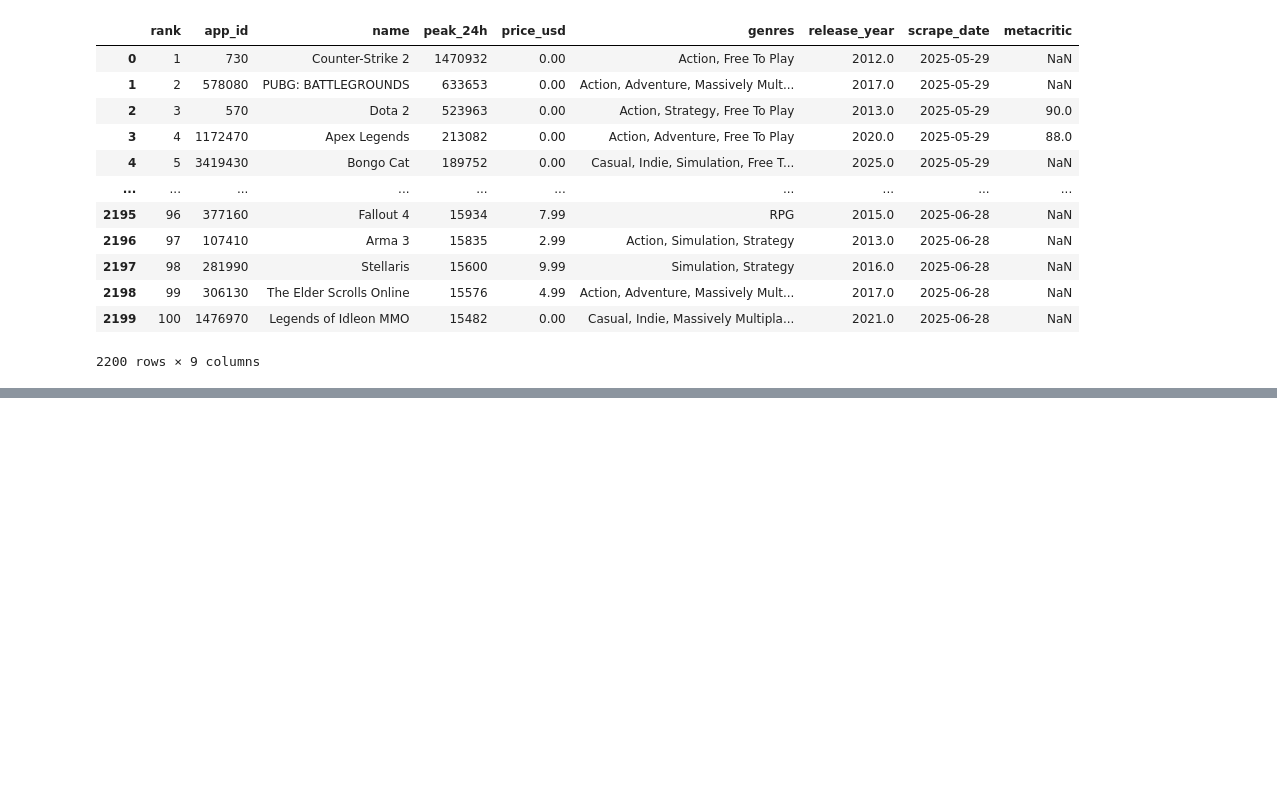
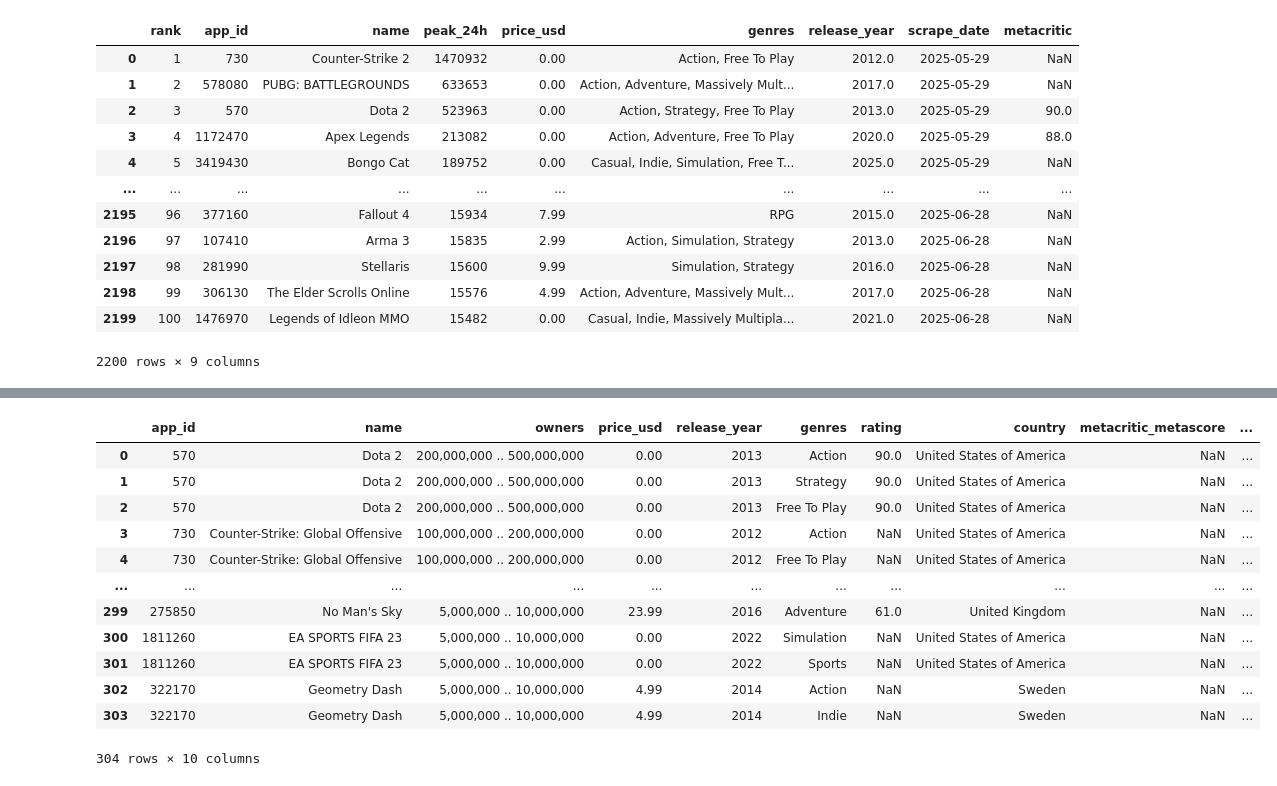
Before and after one commit to Lucasaraga0/steamVisualization, a Jupyter notebook: scrap.ipynb, the cells around one changed output, grey strips where cells are left out. Cells and saved outputs as stored; diff of their text form; code cells hidden in the pictures; blank space fills up the shorter version.

```diff
--- a/scrap.ipynb
+++ b/scrap.ipynb
@@ -672,0 +1110,17 @@ KeyError: 'metacritic_metascore'
+# %%
+maisVendidos = pd.read_csv("maisVendidosCleanGen_withCountry.csv")
+maisVendidos
+# %% [output]
+|  | app_id | name | owners | price_usd | release_year | genres | rating | country | metacritic_metascore | ... |
+| 0 | 570 | Dota 2 | 200,000,000 .. 500,000,000 | 0.00 | 2013 | Action | 90.0 | United States of America | NaN | ... |
+| 1 | 570 | Dota 2 | 200,000,000 .. 500,000,000 | 0.00 | 2013 | Strategy | 90.0 | United States of America | NaN | ... |
+| 2 | 570 | Dota 2 | 200,000,000 .. 500,000,000 | 0.00 | 2013 | Free To Play | 90.0 | United States of America | NaN | ... |
+| 3 | 730 | Counter-Strike: Global Offensive | 100,000,000 .. 200,000,000 | 0.00 | 2012 | Action | NaN | United States of America | NaN | ... |
+| 4 | 730 | Counter-Strike: Global Offensive | 100,000,000 .. 200,000,000 | 0.00 | 2012 | Free To Play | NaN | United States of America | NaN | ... |
+| ... | ... | ... | ... | ... | ... | ... | ... | ... | ... | ... |
+| 299 | 275850 | No Man's Sky | 5,000,000 .. 10,000,000 | 23.99 | 2016 | Adventure | 61.0 | United Kingdom | NaN | ... |
+| 300 | 1811260 | EA SPORTS FIFA 23 | 5,000,000 .. 10,000,000 | 0.00 | 2022 | Simulation | NaN | United States of America | NaN | ... |
+| 301 | 1811260 | EA SPORTS FIFA 23 | 5,000,000 .. 10,000,000 | 0.00 | 2022 | Sports | NaN | United States of America | NaN | ... |
+| 302 | 322170 | Geometry Dash | 5,000,000 .. 10,000,000 | 4.99 | 2014 | Action | NaN | Sweden | NaN | ... |
+| 303 | 322170 | Geometry Dash | 5,000,000 .. 10,000,000 | 4.99 | 2014 | Indie | NaN | Sweden | NaN | ... |
+304 rows × 10 columns
```
Also changed, not shown: parts of 23 cells of this notebook, 3 other files.
